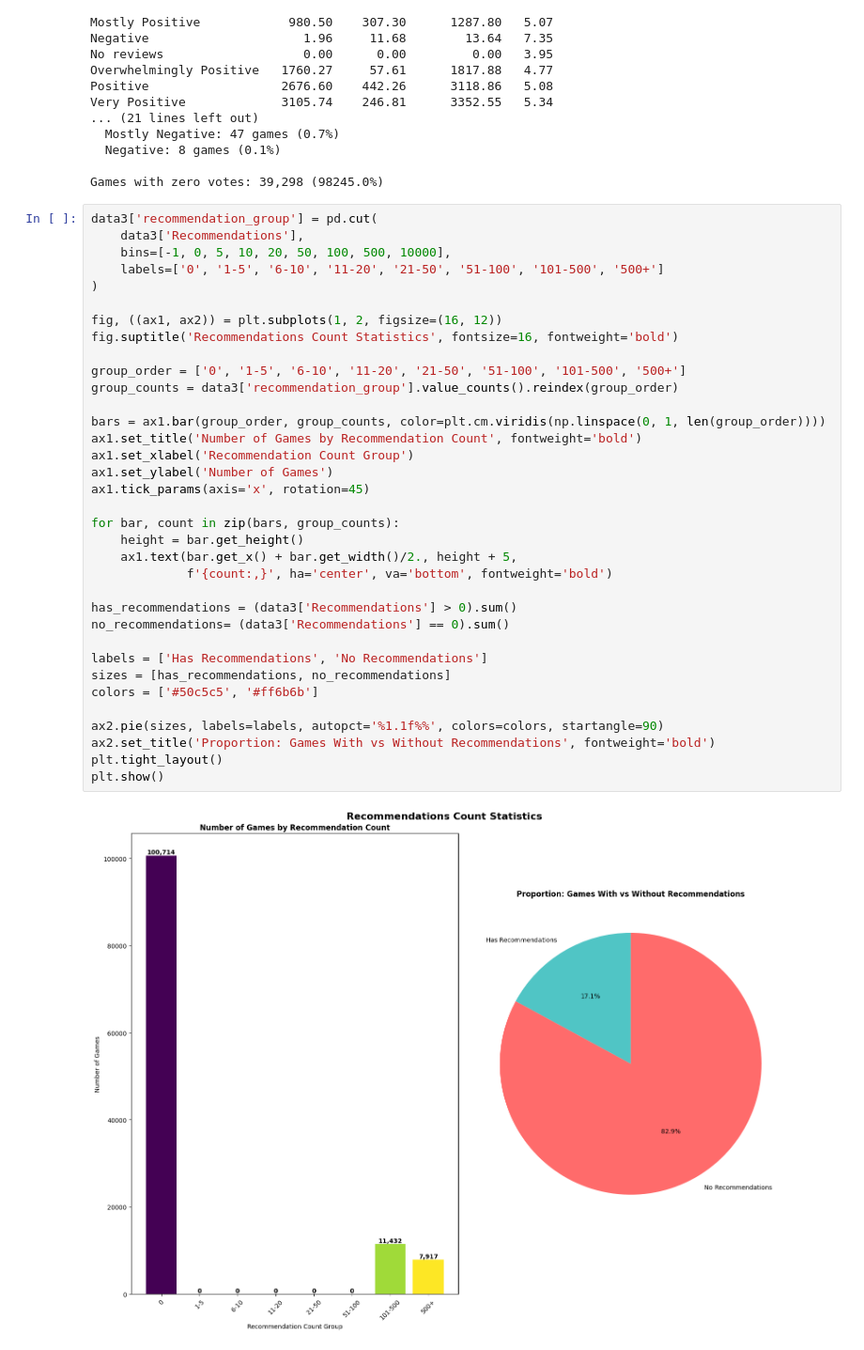
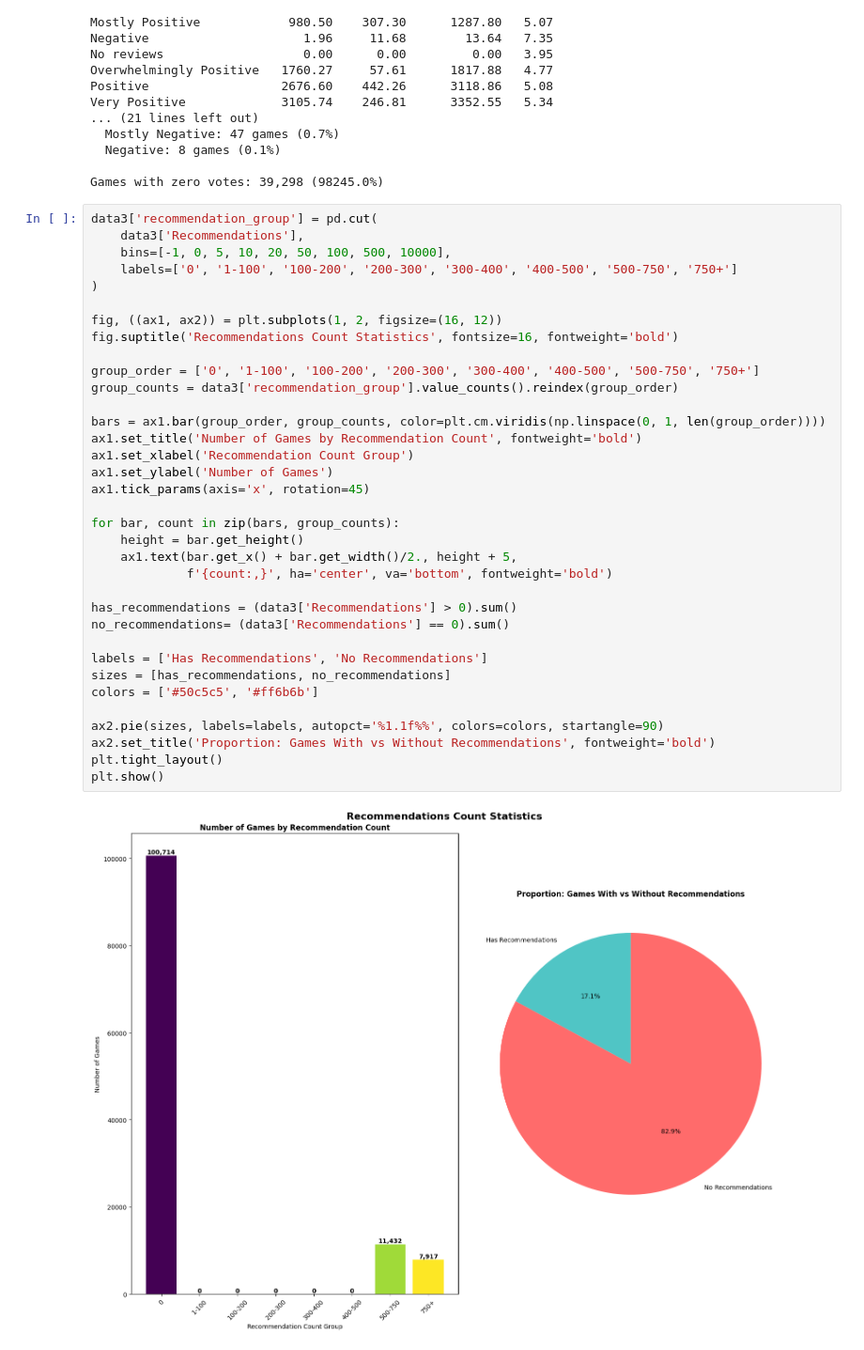
Before and after one commit to Thethomasbutnottheleast/Steam-Analyse, a Jupyter notebook: stream_python.ipynb, the cells around one changed output. Shown at 94% size. Drawn from its saved outputs; the diff is of its cells as text.

```diff
--- a/stream_python.ipynb
+++ b/stream_python.ipynb
@@ -1206,39 +1206,39 @@ Games with zero votes: 39,298 (98245.0%)
 data3['recommendation_group'] = pd.cut(
     data3['Recommendations'],
     bins=[-1, 0, 5, 10, 20, 50, 100, 500, 10000],
-    labels=['0', '1-5', '6-10', '11-20', '21-50', '51-100', '101-500', '500+']
+    labels=['0', '1-100', '100-200', '200-300', '300-400', '400-500', '500-750', '750+']
 )
 
 fig, ((ax1, ax2)) = plt.subplots(1, 2, figsize=(16, 12))
 fig.suptitle('Recommendations Count Statistics', fontsize=16, fontweight='bold')
 
-group_order = ['0', '1-5', '6-10', '11-20', '21-50', '51-100', '101-500', '500+']
+group_order = ['0', '1-100', '100-200', '200-300', '300-400', '400-500', '500-750', '750+']
 group_counts = data3['recommendation_group'].value_counts().reindex(group_order)
 
 bars = ax1.bar(group_order, group_counts, color=plt.cm.viridis(np.linspace(0, 1, len(group_order))))
 ax1.set_title('Number of Games by Recommendation Count', fontweight='bold')
 ax1.set_xlabel('Recommendation Count Group')
 ax1.set_ylabel('Number of Games')
 ax1.tick_params(axis='x', rotation=45)
 
 for bar, count in zip(bars, group_counts):
     height = bar.get_height()
     ax1.text(bar.get_x() + bar.get_width()/2., height + 5,
              f'{count:,}', ha='center', va='bottom', fontweight='bold')
 
 has_recommendations = (data3['Recommendations'] > 0).sum()
 no_recommendations= (data3['Recommendations'] == 0).sum()
 
 labels = ['Has Recommendations', 'No Recommendations']
 sizes = [has_recommendations, no_recommendations]
 colors = ['#50c5c5', '#ff6b6b']
 
 ax2.pie(sizes, labels=labels, autopct='%1.1f%%', colors=colors, startangle=90)
 ax2.set_title('Proportion: Games With vs Without Recommendations', fontweight='bold')
 plt.tight_layout()
 plt.show()
 # %% [output]
-[figure, old version]
+[figure, new version]
 # %%
 data3['languages_combo'] = data3.apply(lambda x:
                                f"{'Win' if x['Windows'] else ''}"
```
Also changed, not shown: parts of 1 cell of this notebook, 3 other files.
